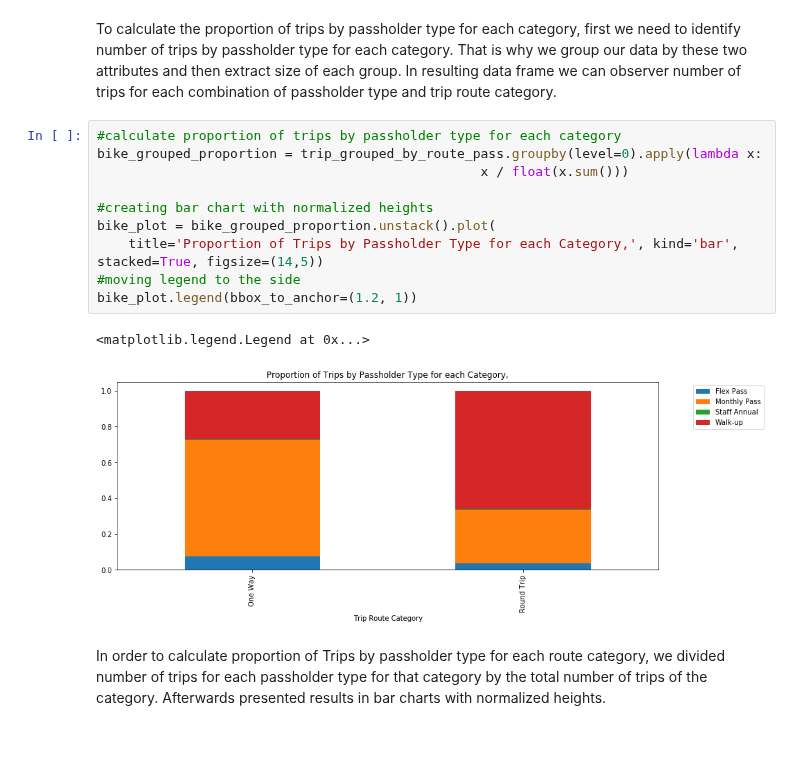
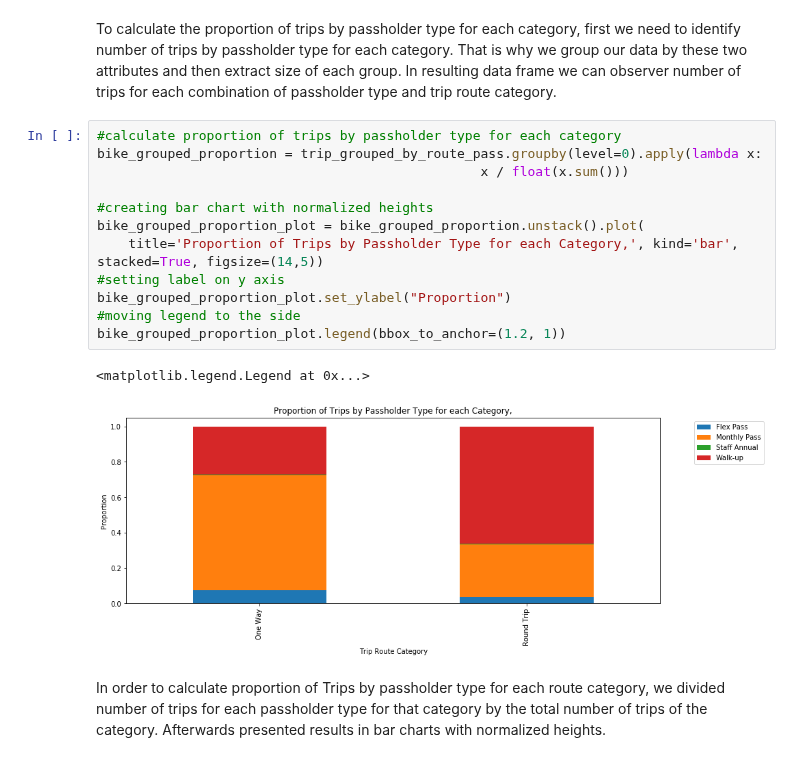
Before and after one commit to Apiquet/ADA_EPFL, a Jupyter notebook: ADA2018-Homework-master/01 - Pandas and Data Wrangling/Exercise 1.ipynb, the cells around one changed output. Drawn from its saved outputs; the diff is of its cells as text.

```diff
--- a/ADA2018-Homework-master/01 - Pandas and Data Wrangling/Exercise 1.ipynb
+++ b/ADA2018-Homework-master/01 - Pandas and Data Wrangling/Exercise 1.ipynb
@@ -693,16 +693,18 @@ trip_grouped_by_route_pass.unstack()
 # %%
 #calculate proportion of trips by passholder type for each category
 bike_grouped_proportion = trip_grouped_by_route_pass.groupby(level=0).apply(lambda x:
                                                  x / float(x.sum()))
 
 #creating bar chart with normalized heights
-bike_plot = bike_grouped_proportion.unstack().plot(
+bike_grouped_proportion_plot = bike_grouped_proportion.unstack().plot(
     title='Proportion of Trips by Passholder Type for each Category,', kind='bar', stacked=True, figsize=(14,5))
+#setting label on y axis
+bike_grouped_proportion_plot.set_ylabel("Proportion")
 #moving legend to the side
-bike_plot.legend(bbox_to_anchor=(1.2, 1))
+bike_grouped_proportion_plot.legend(bbox_to_anchor=(1.2, 1))
 # %% [output]
 <matplotlib.legend.Legend at 0x...>
-[figure, old version]
+[figure, new version]
 # %% [markdown]
 In order to calculate proportion of Trips by passholder type for each route category, we divided number of trips for each passholder type for that category by the total number of trips of the category. Afterwards presented results in bar charts with normalized heights.
 # %% [markdown]
```
Also changed, not shown: parts of 8 cells of this notebook.
